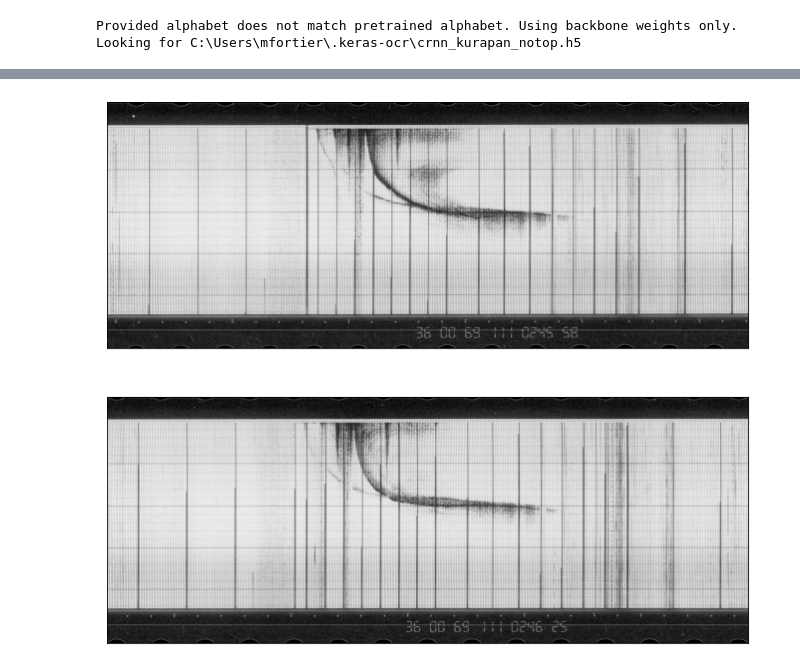
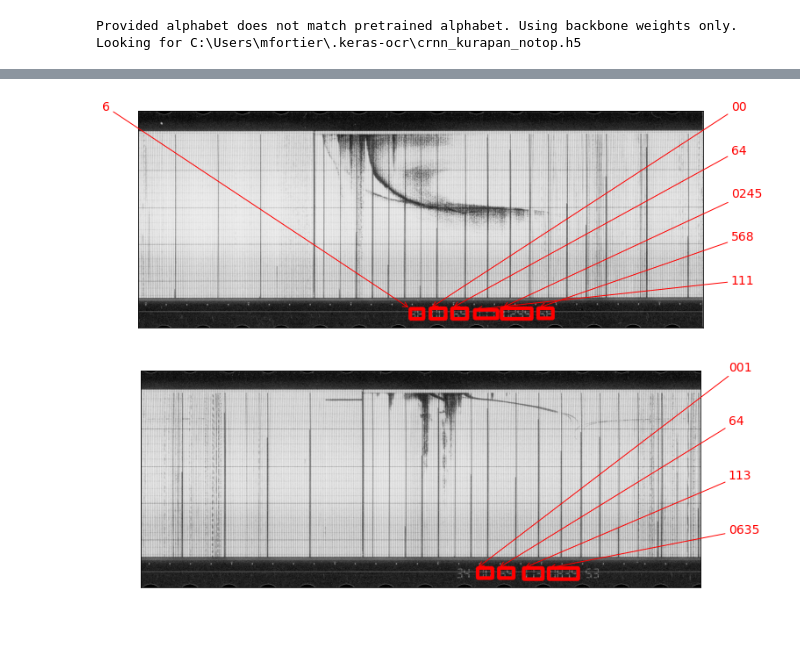
Before and after one commit to asc-csa/Alouette_ISIS_extract, a Jupyter notebook: Play/Keras_OCR_Training_ISIS_with_Ionogram.ipynb, the cells around one changed output, grey strips where cells are left out. Cells and saved outputs as stored; diff of their text form; code cells hidden in the pictures; blank space fills up the shorter version.

Commit message:
training keras

```diff
--- a/Play/Keras_OCR_Training_ISIS_with_Ionogram.ipynb
+++ b/Play/Keras_OCR_Training_ISIS_with_Ionogram.ipynb
@@ -158,7 +159,7 @@ Predicted: 2525, Actual: developer
 # %%
 subdir_path = 'L:/DATA/ISIS/raw_upload_20230421/R014207869/B1-34-49 ISIS-A C-198-00/'
-pipeline = keras_ocr.pipeline.Pipeline(detector=detector)
-images = [keras_ocr.tools.read(img) for img in [subdir_path + 'Image0005.png',subdir_path + 'Image0006.png']]
+pipeline = keras_ocr.pipeline.Pipeline(recognizer=recognizer)
+images = [keras_ocr.tools.read(img) for img in [subdir_path + 'Image0005.png',subdir_path + 'Image0338.png']]
 prediction_groups = pipeline.recognize(images)
 # plot the text predictions
 fig, axs = plt.subplots(nrows=len(images), figsize=(15, 10))
@@ -172 +174 @@ Looking for C:\Users\mfortier\.keras-ocr\crnn_kurapan.h5
-[figure, old version]
+[figure, new version]
```
Also changed, not shown: parts of 4 cells of this notebook.
